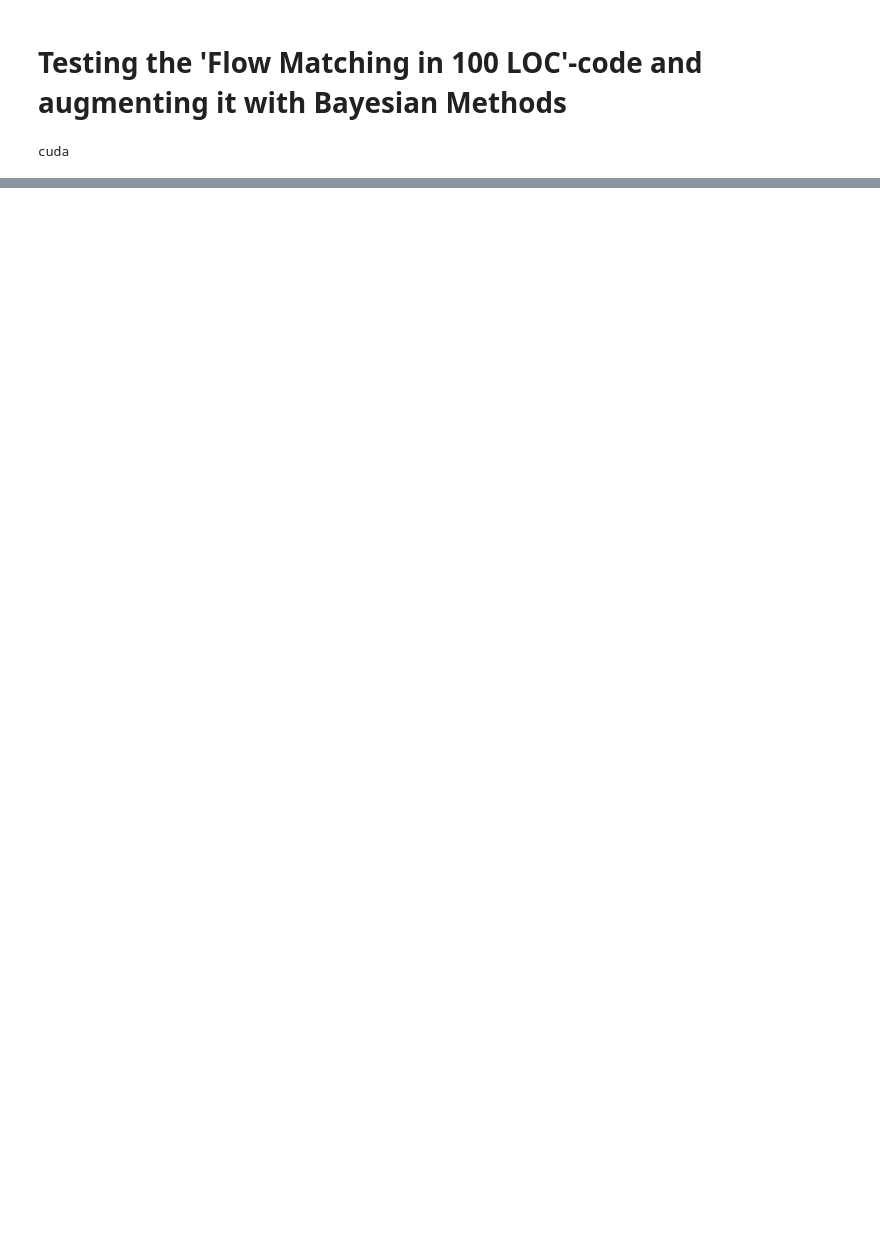
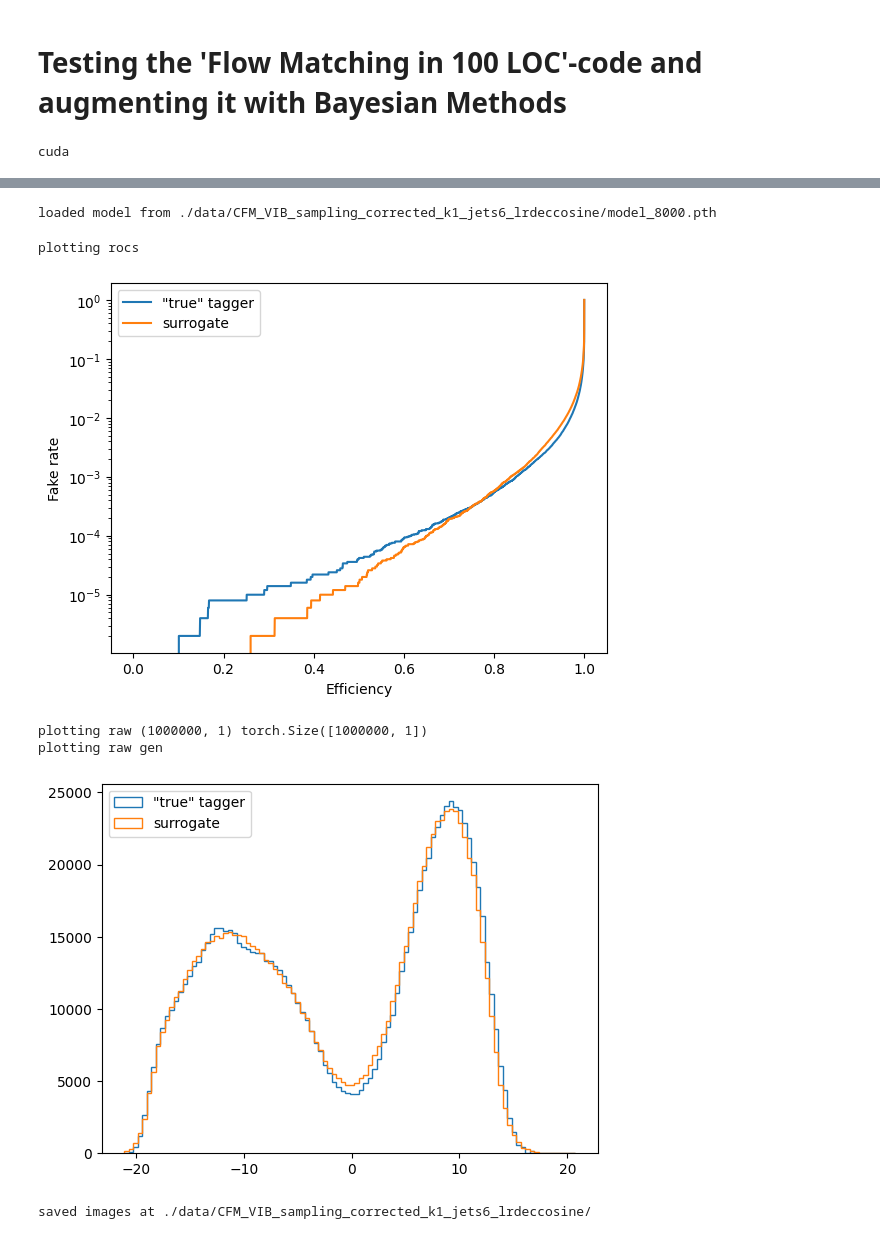
Before and after one commit to sbieringer/ClassificationSurrogates, a Jupyter notebook: cond_flow_matching.ipynb, the cells around one changed output, grey strips where cells are left out. Drawn from its saved outputs; the diff is of its cells as text; code cells hidden in the pictures; blank space fills up the shorter version.

```diff
--- a/cond_flow_matching.ipynb
+++ b/cond_flow_matching.ipynb
@@ -151,5 +182,0 @@ KeyboardInterrupt:
-# %%
-with torch.no_grad():
-    d = torch.Tensor(dataset_val.features[:1000]).to(device)
-    z = torch.randn(len(d), 1).to(device)
-    x_gen_raw = model.decode(z, cond=d).detach().cpu().numpy()*20
@@ -173,49 +189,66 @@ saved images at ./data/CFM_jets15/
 ### Plotting ###
 ################
 
-from sklearn.metrics import roc_curve
+#for ep in [ep]:
+model.load_state_dict(torch.load(save_dir + f"model_{ep}.pth"))
+print('loaded model from ' + save_dir + f"model_{ep}.pth")
+
+model.eval()
+
+n_stat = 10 if approximate_gaussian_inference else 1
 
 with torch.no_grad():
     # get a batch to compare
     conditions = torch.Tensor(dataset_val.features).to(device)
+    d = torch.Tensor(dataset_val.features).to(device)
+    z = torch.randn(len(d), 1).to(device)
 
-    bs = 1000
-    n_bs = len(conditions)//bs+1
+    x_gen_tmp = torch.ones(len(d), 1, n_stat)
+    for n in tqdm(range(n_stat)):
+        if approximate_gaussian_inference:
+            for layer in model.modules():
+                if isinstance(layer, LinearFlipout):
+                    layer.auto_sample = False
+                    layer.sample_weights()
 
-    c_new = conditions[:bs]
-    x_gen, _ = model.sample(bs, context=conditions[:bs])
-    for i in range(n_bs-1):
-        c_data = conditions[(i+1)*bs:(i+2)*bs]
-        c_new = torch.concat((c_new, c_data), 0)
-        x_gen_tmp, _ = model.sample(len(c_data), context=c_data)
-        x_gen = torch.concat((x_gen, x_gen_tmp), 0)
+        x_gen_tmp[:,:,n] = model.decode(z, cond=d).detach()
 
-    conditions = c_new
+    x_gen_raw = x_gen_tmp.mean(2)
+    conditions = dataset_val.features
+    x_gen = x_gen_raw
     x_gen = x_gen*20. #back to full scale
     x_gen_raw = x_gen #HIER SOLLTE NOCH GEMITTELT WERDEN ÜBER OUTPUTS ZUR SELBEN CONDITION
     x_gen = torch.sigmoid(x_gen)
     print("plotting rocs")
     fpr,tpr,_ = roc_curve(dataset_val.truth, dataset_val.raw_target)
     gfpr,gtpr,_ = roc_curve(dataset_val.truth, x_gen.cpu())
     plt.plot(tpr, fpr, label='"true" tagger')
     plt.plot(gtpr, gfpr, label='surrogate')
     plt.xlabel("Efficiency")
     plt.ylabel("Fake rate")
     plt.legend()
     img_outfile = save_dir + f"image_ep{ep}.png"
     plt.savefig(img_outfile)
 
     plt.yscale('log')
     img_outfile = save_dir + f"image_ep{ep}_log.png"
     plt.savefig(img_outfile)
     plt.show()
 
     print("plotting raw", dataset_val.target.shape, x_gen_raw.shape)
     _,b,_ = plt.hist(dataset_val.target[:,0]*20.,bins=100, label='"true" tagger',histtype='step')
     print("plotting raw gen")
     plt.hist(x_gen_raw.cpu().numpy()[:,0],bins=b, label='surrogate',histtype='step')
     plt.legend()
     img_outfile = save_dir + f"image_ep{ep}_raw.png"
     plt.savefig(img_outfile)
     plt.show()
     print('saved images at ' + save_dir)
+# %% [output]
+loaded model from ./data/CFM_VIB_sampling_corrected_k1_jets6_lrdeccosine/model_8000.pth
+plotting rocs
+[figure, added]
+plotting raw (1000000, 1) torch.Size([1000000, 1])
+plotting raw gen
+[figure, added]
+saved images at ./data/CFM_VIB_sampling_corrected_k1_jets6_lrdeccosine/
```
Also changed, not shown: parts of 12 cells of this notebook, 20 other files.
